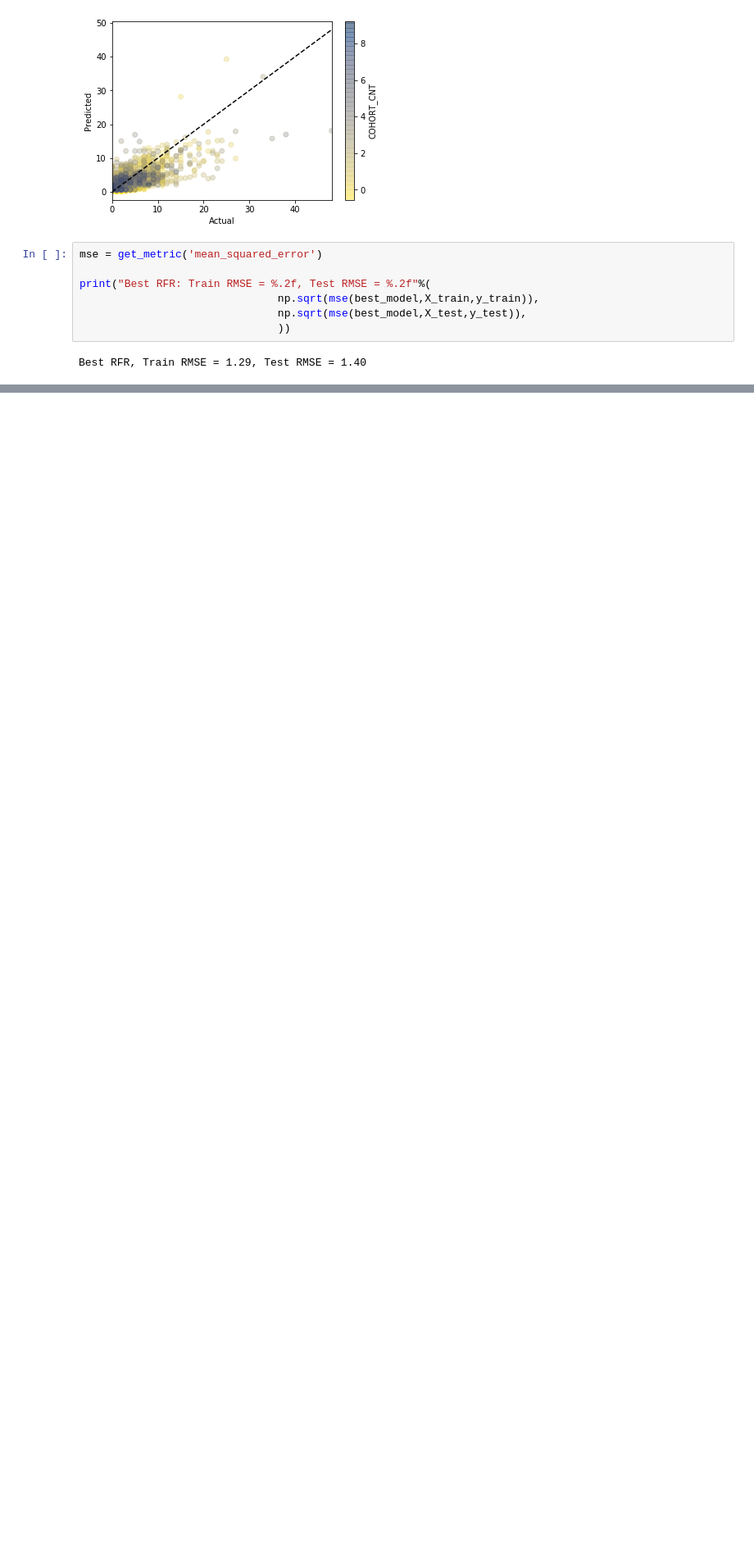
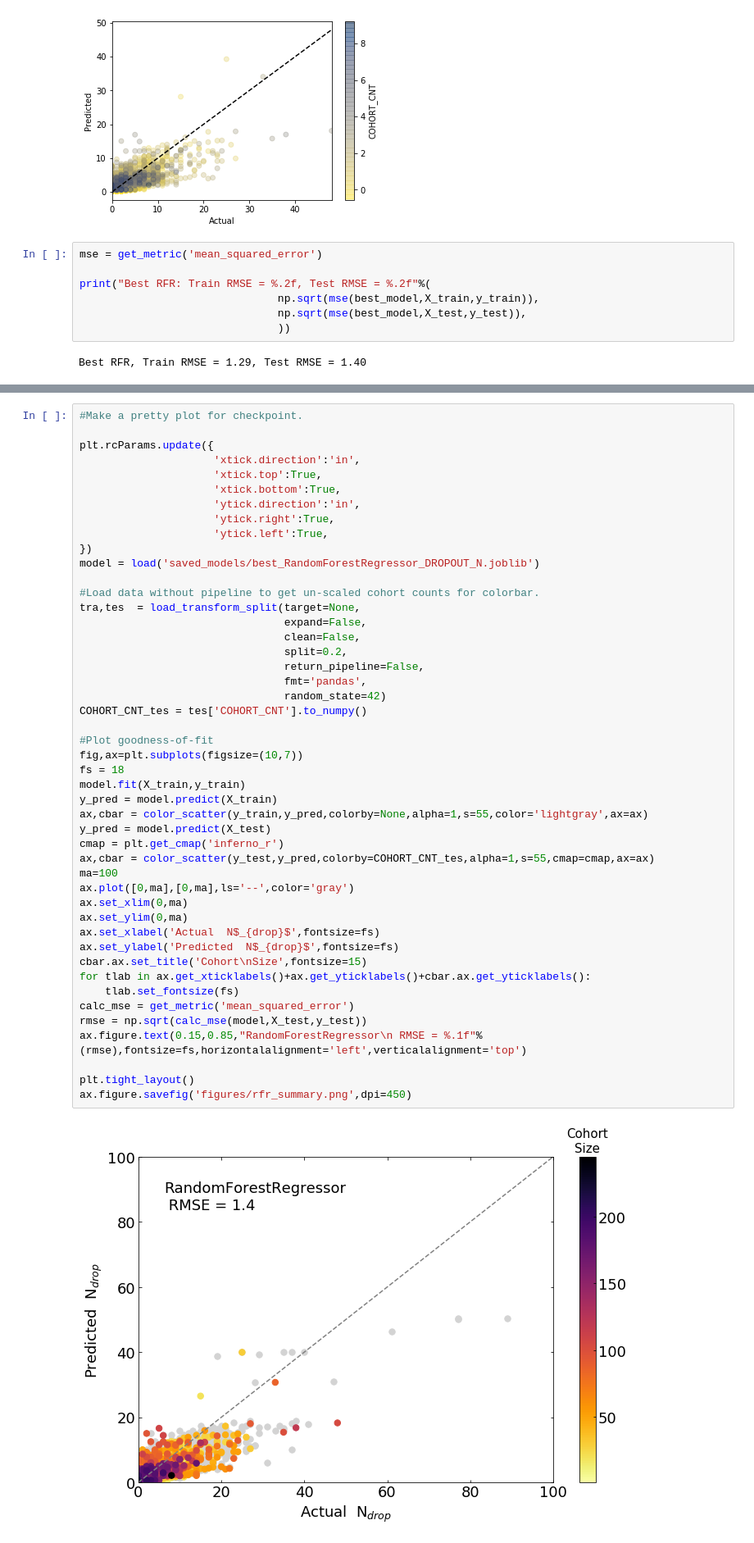
Before and after one commit to andytaylor823/CS-4774-Final-Project, a Jupyter notebook: randomforest.ipynb, the cells around one changed output, grey strips where cells are left out. Shown at 82% size. Drawn from its saved outputs; the diff is of its cells as text; blank space fills up the shorter version.

```diff
--- a/randomforest.ipynb
+++ b/randomforest.ipynb
@@ -62,0 +66,49 @@ dump(best_model, 'best_RandomForestRegressor_DROPOUT_N.joblib')
+# %%
+#Make a pretty plot for checkpoint.
+
+plt.rcParams.update({
+                     'xtick.direction':'in',
+                     'xtick.top':True,
+                     'xtick.bottom':True,
+                     'ytick.direction':'in',
+                     'ytick.right':True,
+                     'ytick.left':True,
+})
+model = load('saved_models/best_RandomForestRegressor_DROPOUT_N.joblib')
+
+#Load data without pipeline to get un-scaled cohort counts for colorbar.
+tra,tes  = load_transform_split(target=None,
+                                expand=False,
+                                clean=False,
+                                split=0.2,
+                                return_pipeline=False,
+                                fmt='pandas',
+                                random_state=42)
+COHORT_CNT_tes = tes['COHORT_CNT'].to_numpy()
+
+#Plot goodness-of-fit
+fig,ax=plt.subplots(figsize=(10,7))
+fs = 18
+model.fit(X_train,y_train)
+y_pred = model.predict(X_train)
+ax,cbar = color_scatter(y_train,y_pred,colorby=None,alpha=1,s=55,color='lightgray',ax=ax)
+y_pred = model.predict(X_test)
+cmap = plt.get_cmap('inferno_r')
+ax,cbar = color_scatter(y_test,y_pred,colorby=COHORT_CNT_tes,alpha=1,s=55,cmap=cmap,ax=ax)
+ma=100
+ax.plot([0,ma],[0,ma],ls='--',color='gray')
+ax.set_xlim(0,ma)
+ax.set_ylim(0,ma)
+ax.set_xlabel('Actual  N$_{drop}$',fontsize=fs)
+ax.set_ylabel('Predicted  N$_{drop}$',fontsize=fs)
+cbar.ax.set_title('Cohort\nSize',fontsize=15)
+for tlab in ax.get_xticklabels()+ax.get_yticklabels()+cbar.ax.get_yticklabels():
+    tlab.set_fontsize(fs)
+calc_mse = get_metric('mean_squared_error')
+rmse = np.sqrt(calc_mse(model,X_test,y_test))
+ax.figure.text(0.15,0.85,"RandomForestRegressor\n RMSE = %.1f"%(rmse),fontsize=fs,horizontalalignment='left',verticalalignment='top')
+
+plt.tight_layout()
+ax.figure.savefig('figures/rfr_summary.png',dpi=450)
+# %% [output]
+[figure, added]
```
Also changed, not shown: parts of 10 cells of this notebook, 7 other files.
